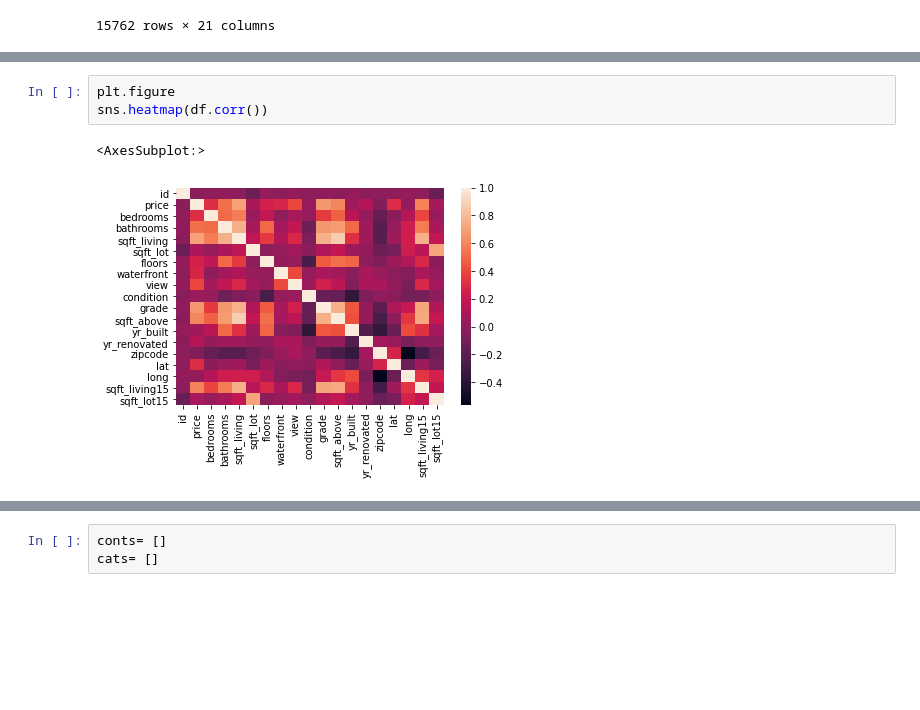
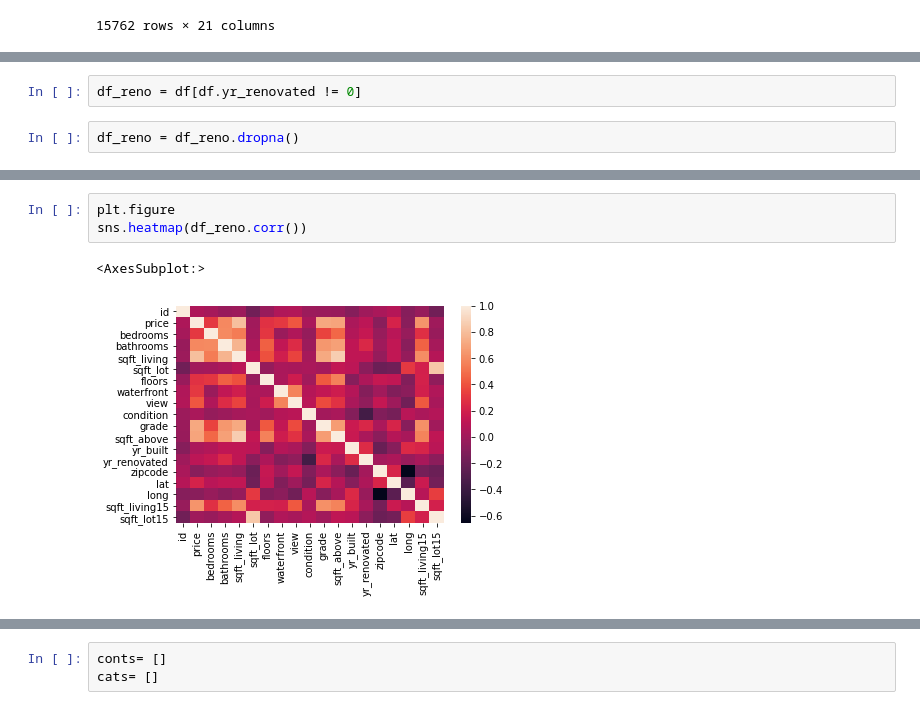
Before and after one commit to ozbunae/Housing_Data, a Jupyter notebook: Project 2.ipynb, the cells around one changed output, grey strips where cells are left out. Drawn from its saved outputs; the diff is of its cells as text; blank space fills up the shorter version.

```diff
--- a/Project 2.ipynb
+++ b/Project 2.ipynb
@@ -117,3 +119,7 @@ df.corr()
 | long | 0.020672 | 0.022036 | 0.132054 | 0.224903 | 0.241214 | 0.230227 | 0.125943 | -0.039864 | -0.077894 | -0.105877 | ... |
 | sqft_living15 | -0.002701 | 0.585241 | 0.393406 | 0.569884 | 0.756402 | 0.144763 | 0.280102 | 0.088860 | 0.279561 | -0.093072 | ... |
 | sqft_lot15 | -0.138557 | 0.082845 | 0.030690 | 0.088303 | 0.184342 | 0.718204 | -0.010722 | 0.032002 | 0.073332 | -0.003126 | ... |
+# %%
+df_reno = df[df.yr_renovated != 0]
+# %%
+df_reno = df_reno.dropna()
@@ -120,6 +162,6 @@ df.corr()
 # %%
 plt.figure
-sns.heatmap(df.corr())
+sns.heatmap(df_reno.corr())
 # %% [output]
 <AxesSubplot:>
-[figure, old version]
+[figure, new version]
```
Also changed, not shown: parts of 26 cells of this notebook.
